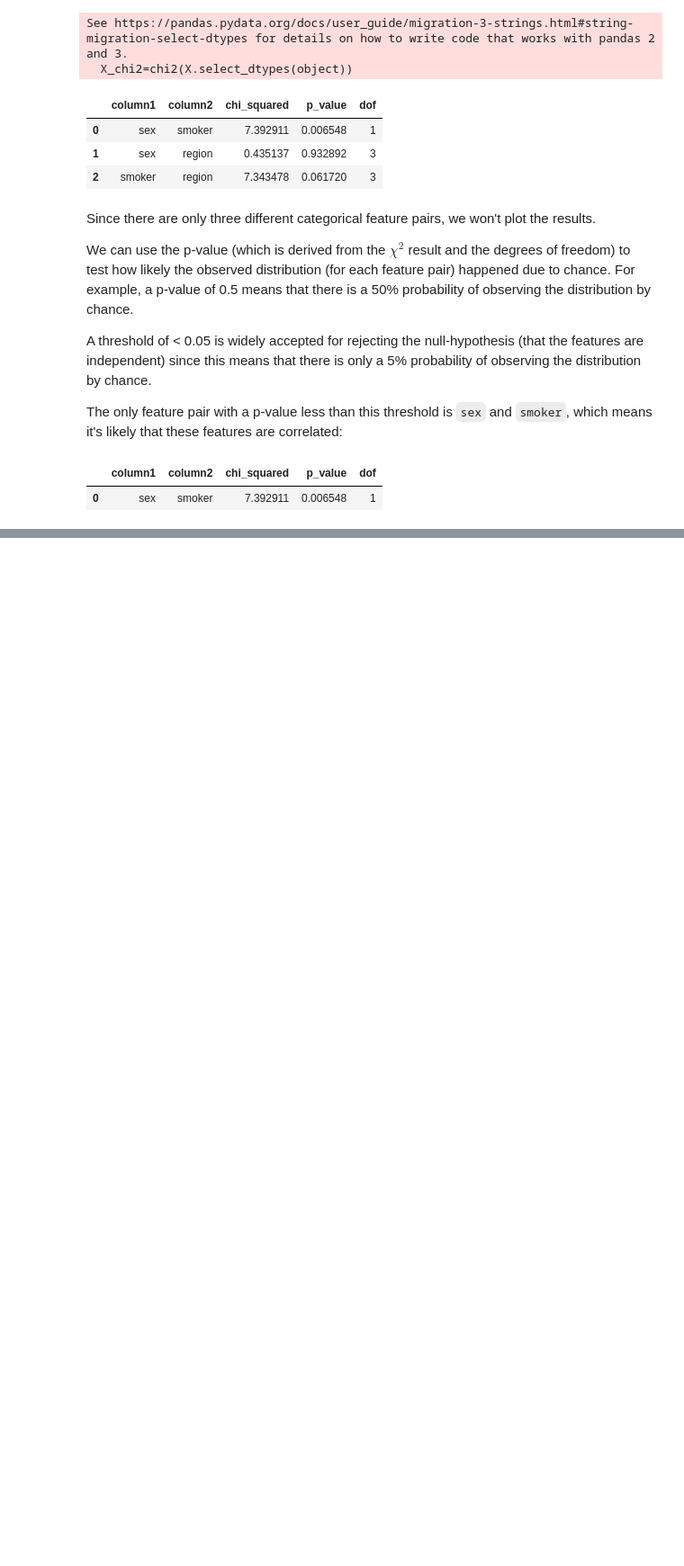
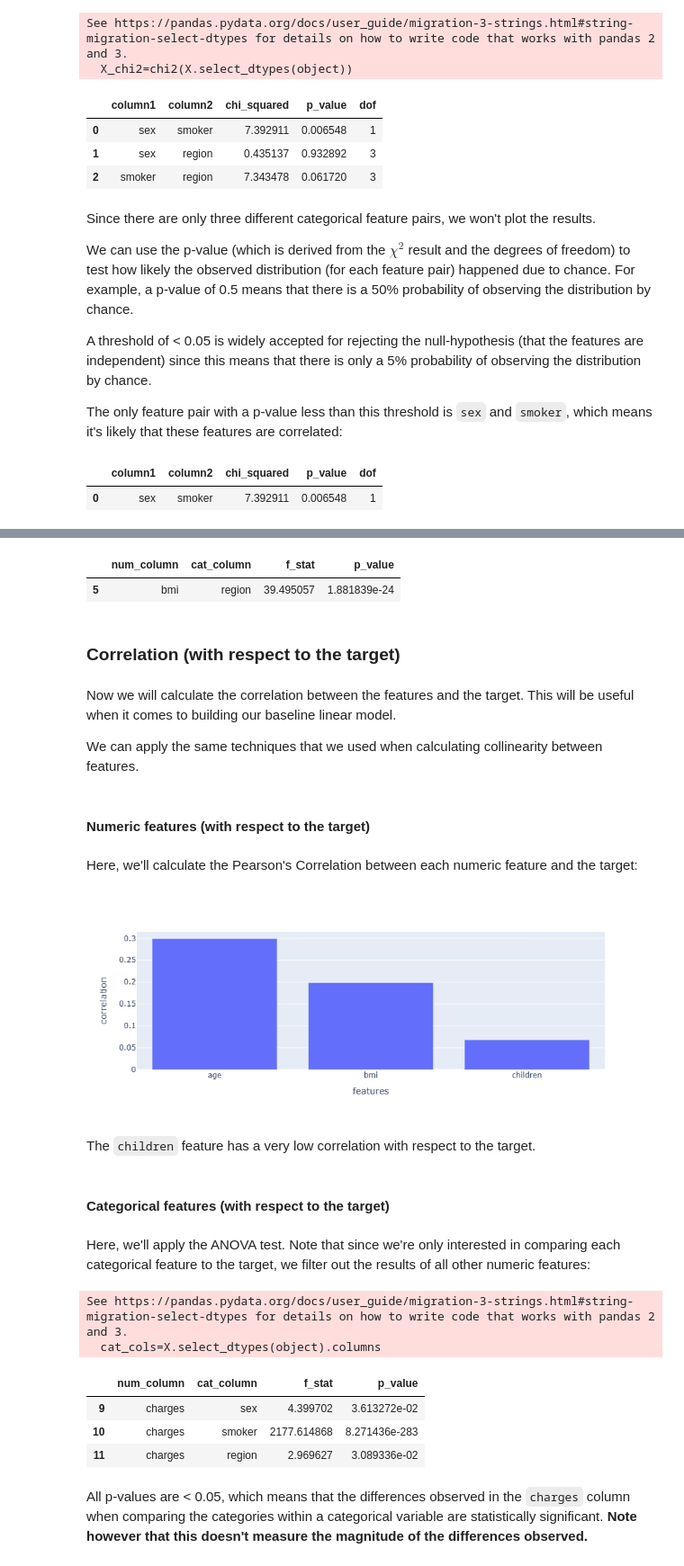
Before and after one commit to Saaeb/insurance_project, a Jupyter notebook: Insurance_Pricing_Forecast .ipynb, the cells around one changed output, grey strips where cells are left out. Shown at 90% size. Drawn from its saved outputs; the diff is of its cells as text; code cells hidden in the pictures; blank space fills up the shorter version.

Commit message:
feat: add ANOVA test implementation

```diff
--- a/Insurance_Pricing_Forecast .ipynb
+++ b/Insurance_Pricing_Forecast .ipynb
@@ -520,0 +590,58 @@ X_chi2[X_chi2['p_value'] < 0.05]
+# %%
+X_anova[X_anova['p_value'] < 0.05]
+# %% [output]
+|  | num_column | cat_column | f_stat | p_value |
+| 5 | bmi | region | 39.495057 | 1.881839e-24 |
+# %% [markdown]
+### **Correlation (with respect to the target)**
+# %% [markdown]
+Now we will calculate the correlation between the features and the target. This will be useful when it comes to building our baseline linear model.
+
+We can apply the same techniques that we used when calculating collinearity between features.
+# %% [markdown]
+#### **Numeric features (with respect to the target)**
+# %% [markdown]
+Here, we'll calculate the Pearson's Correlation between each numeric feature and the target:
+# %%
+def plot_pearson_wrt_target(X,y):
+
+    import pandas as pd
+    import numpy as np
+    import plotly.express as px
+    data=pd.concat([X,y],axis=1)
+    data_corr=data.select_dtypes(np.number).corr()
+    data_corr.index.name='features'
+    data_corr=data_corr.reset_index()
+    data_corr=data_corr[data_corr['features'] != y.name]
+    fig=px.bar(
+        data_frame=data_corr.reset_index(),
+        x='features',
+        y='charges'
+    )
+    fig.update_yaxes(title='correlation')
+    fig.show()
+# %%
+plot_pearson_wrt_target(X, y)
+# %% [output]
+[figure, added]
+# %% [markdown]
+The `children` feature has a very low correlation with respect to the target.
+# %% [markdown]
+#### **Categorical features (with respect to the target)**
+# %% [markdown]
+Here, we'll apply the ANOVA test. Note that since we're only interested in comparing each categorical feature to the target, we filter out the results of all other numeric features:
+# %%
+data_anova=anova(data)
+anova_wrt_target=data_anova[data_anova['num_column']=='charges']
+# %% [output]
+See https://pandas.pydata.org/docs/user_guide/migration-3-strings.html#string-migration-select-dtypes for details on how to write code that works with pandas 2 and 3.
+  cat_cols=X.select_dtypes(object).columns
+# %%
+anova_wrt_target
+# %% [output]
+|  | num_column | cat_column | f_stat | p_value |
+| 9 | charges | sex | 4.399702 | 3.613272e-02 |
+| 10 | charges | smoker | 2177.614868 | 8.271436e-283 |
+| 11 | charges | region | 2.969627 | 3.089336e-02 |
+# %% [markdown]
+All p-values are < 0.05, which means that the differences observed in the `charges` column when comparing the categories within a categorical variable are statistically significant. **Note however that this doesn't measure the magnitude of the differences observed.**
```
Also changed, not shown: parts of 6 cells of this notebook.
